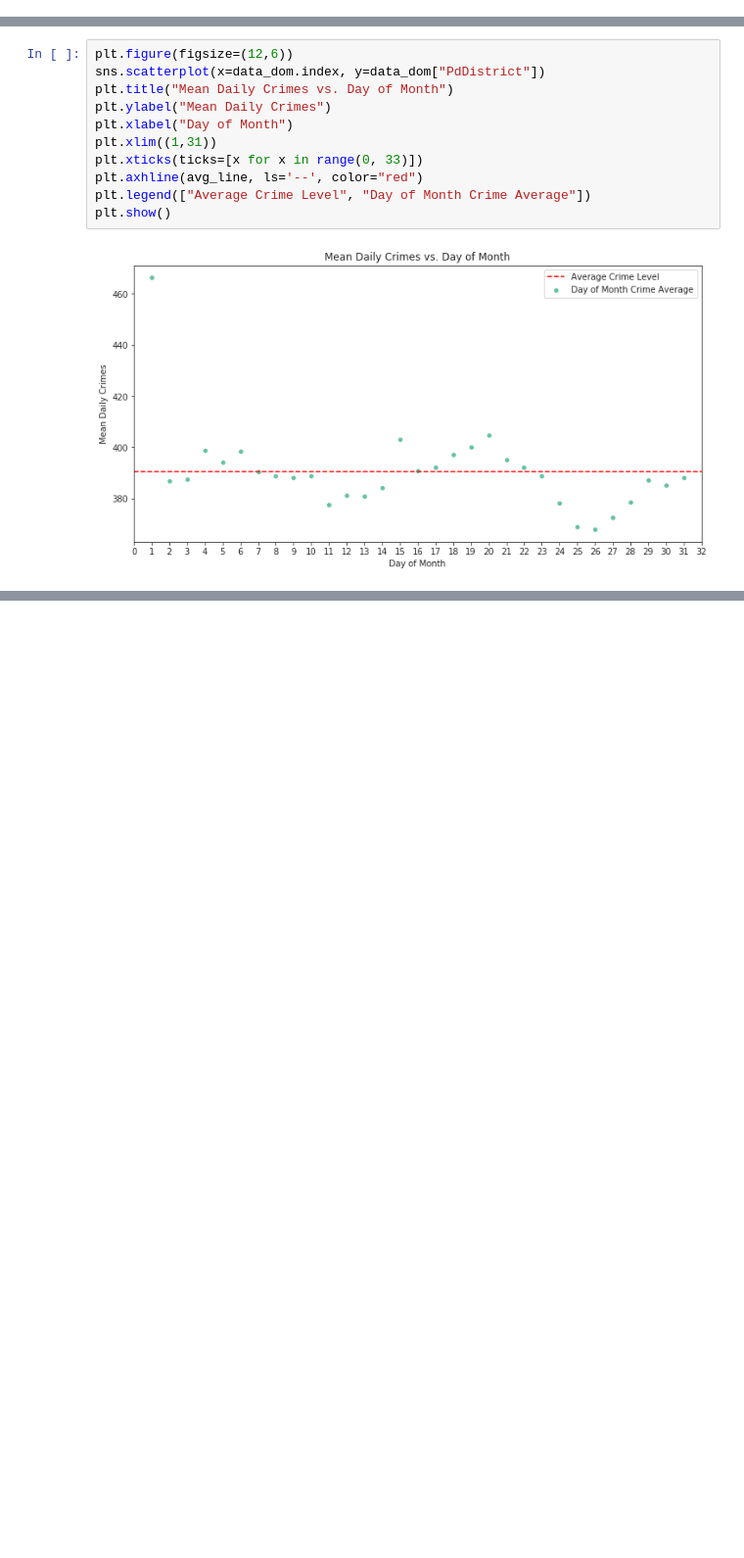
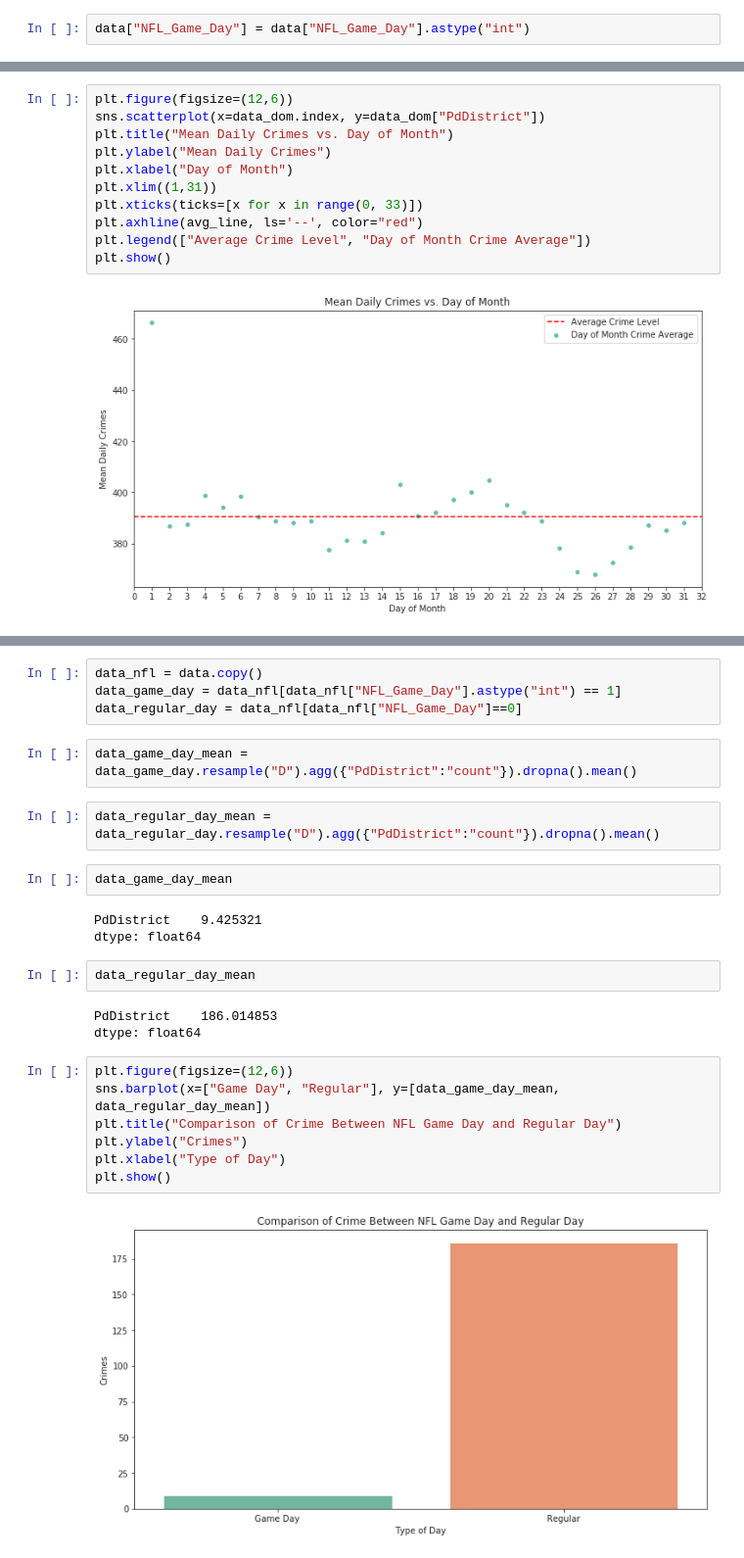
Before and after one commit to fescobar96/Crime-Prediction-in-San-Francisco, a Jupyter notebook: EDA.ipynb, the cells around one changed output, grey strips where cells are left out. Shown at 98% size. Cells and saved outputs as stored; diff of their text form; blank space fills up the shorter version.

```diff
--- a/EDA.ipynb
+++ b/EDA.ipynb
@@ -160,0 +170,2 @@ data["Home"].fillna("No Game", inplace=True)
+# %%
+data["NFL_Game_Day"] = data["NFL_Game_Day"].astype("int")
@@ -279,0 +303,27 @@ plt.show()
+# %%
+data_nfl = data.copy()
+data_game_day = data_nfl[data_nfl["NFL_Game_Day"].astype("int") == 1]
+data_regular_day = data_nfl[data_nfl["NFL_Game_Day"]==0]
+# %%
+data_game_day_mean = data_game_day.resample("D").agg({"PdDistrict":"count"}).dropna().mean()
+# %%
+data_regular_day_mean = data_regular_day.resample("D").agg({"PdDistrict":"count"}).dropna().mean()
+# %%
+data_game_day_mean
+# %% [output]
+PdDistrict    9.425321
+dtype: float64
+# %%
+data_regular_day_mean
+# %% [output]
+PdDistrict    186.014853
+dtype: float64
+# %%
+plt.figure(figsize=(12,6))
+sns.barplot(x=["Game Day", "Regular"], y=[data_game_day_mean, data_regular_day_mean])
+plt.title("Comparison of Crime Between NFL Game Day and Regular Day")
+plt.ylabel("Crimes")
+plt.xlabel("Type of Day")
+plt.show()
+# %% [output]
+[figure, added]
```
Also changed, not shown: parts of 30 cells of this notebook.
